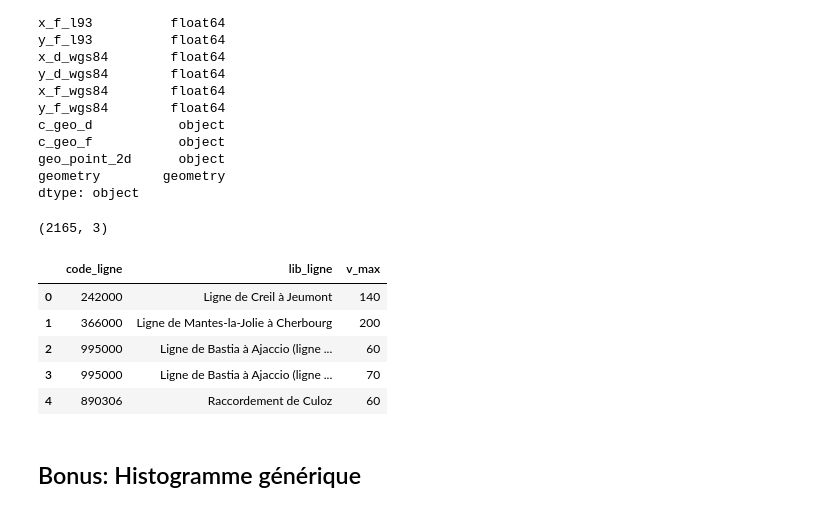
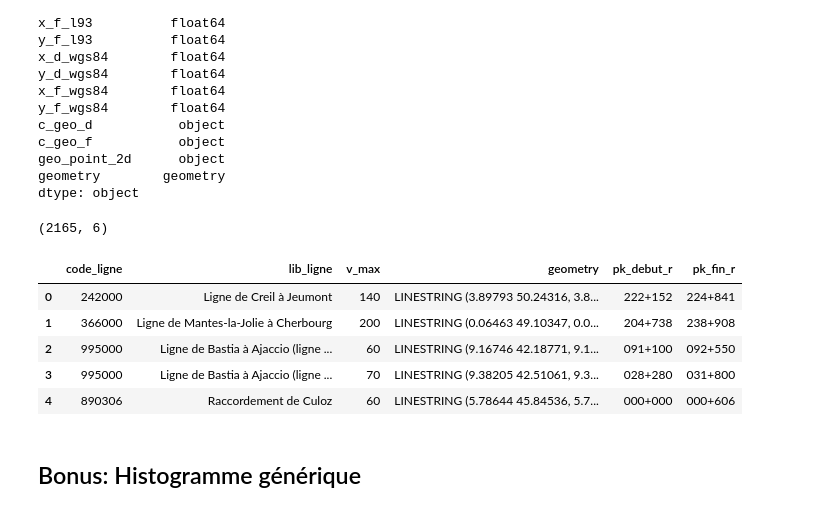
Before and after one commit to appollo30/DSIA_4101A-Analyse-des-donn-es-de-la-SNCF, a Jupyter notebook: notebooks/2_speeds.ipynb, the cells around one changed output. Drawn from its saved outputs; the diff is of its cells as text; code cells hidden in the pictures.

Commit message:
changement du fichier de merging de shapes et speeds

```diff
--- a/notebooks/2_speeds.ipynb
+++ b/notebooks/2_speeds.ipynb
@@ -56,28 +56,28 @@ geometry        geometry
 dtype: object
 # %%
 def process_speeds(speeds_df, ignore_na=True):
-    relevant_columns = ["code_ligne", "lib_ligne", "v_max"]
+    relevant_columns = ["code_ligne", "lib_ligne", "v_max","geometry","pkd","pkf"] # On garde les colonnes qui peuvent être des clés primaires (voir 1_shapes.ipynb)
     speeds_df_processed = speeds_df[relevant_columns]
     if ignore_na:
         speeds_df_processed = speeds_df_processed[~speeds_df_processed["v_max"].isna()]
     else:
         max_speed = speeds_df_processed[~speeds_df_processed["v_max"].isna()]["v_max"].astype(int).max()
         speeds_df_processed.loc[:,"v_max"] = speeds_df_processed.loc[:,"v_max"].fillna(max_speed)
     speeds_df_processed.loc[:,"v_max"] = speeds_df_processed.loc[:,"v_max"].astype(int)
-
+    speeds_df_processed = speeds_df_processed.rename(columns={"pkd":"pk_debut_r","pkf":"pk_fin_r"})
     return speeds_df_processed
 
 speeds_processed = process_speeds(speeds, ignore_na=True)
 print(speeds_processed.shape)
 speeds_processed.head()
 # %% [output]
-(2165, 3)
+(2165, 6)
-|  | code_ligne | lib_ligne | v_max |
-| 0 | 242000 | Ligne de Creil à Jeumont | 140 |
-| 1 | 366000 | Ligne de Mantes-la-Jolie à Cherbourg | 200 |
-| 2 | 995000 | Ligne de Bastia à Ajaccio (ligne ... | 60 |
-| 3 | 995000 | Ligne de Bastia à Ajaccio (ligne ... | 70 |
-| 4 | 890306 | Raccordement de Culoz | 60 |
+|  | code_ligne | lib_ligne | v_max | geometry | pk_debut_r | pk_fin_r |
+| 0 | 242000 | Ligne de Creil à Jeumont | 140 | LINESTRING (3.89793 50.24316, 3.8... | 222+152 | 224+841 |
+| 1 | 366000 | Ligne de Mantes-la-Jolie à Cherbourg | 200 | LINESTRING (0.06463 49.10347, 0.0... | 204+738 | 238+908 |
+| 2 | 995000 | Ligne de Bastia à Ajaccio (ligne ... | 60 | LINESTRING (9.16746 42.18771, 9.1... | 091+100 | 092+550 |
+| 3 | 995000 | Ligne de Bastia à Ajaccio (ligne ... | 70 | LINESTRING (9.38205 42.51061, 9.3... | 028+280 | 031+800 |
+| 4 | 890306 | Raccordement de Culoz | 60 | LINESTRING (5.78644 45.84536, 5.7... | 000+000 | 000+606 |
 # %% [markdown]
 ## Bonus: Histogramme générique
 # %%
```
Also changed, not shown: parts of 1 cell of this notebook, 2 other files.
